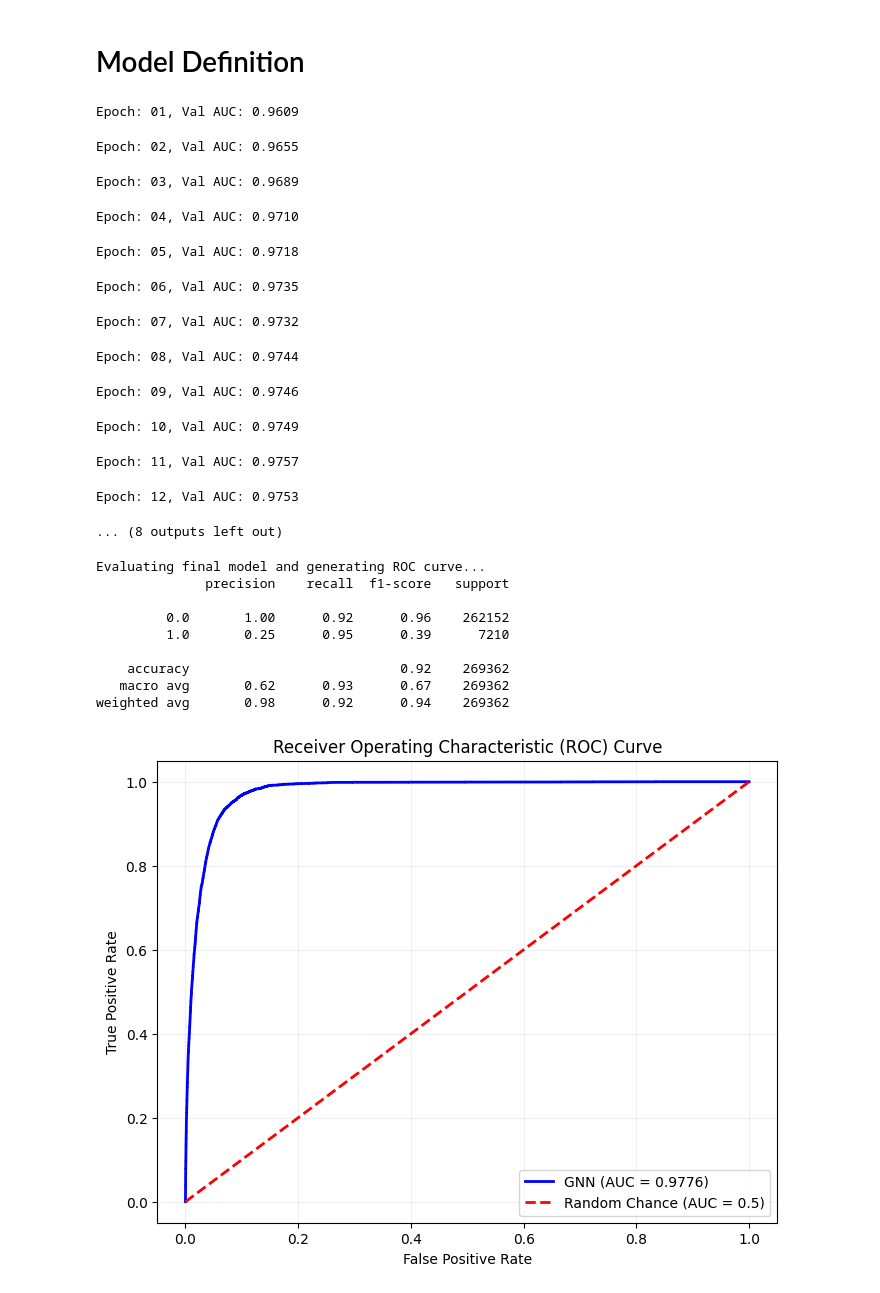
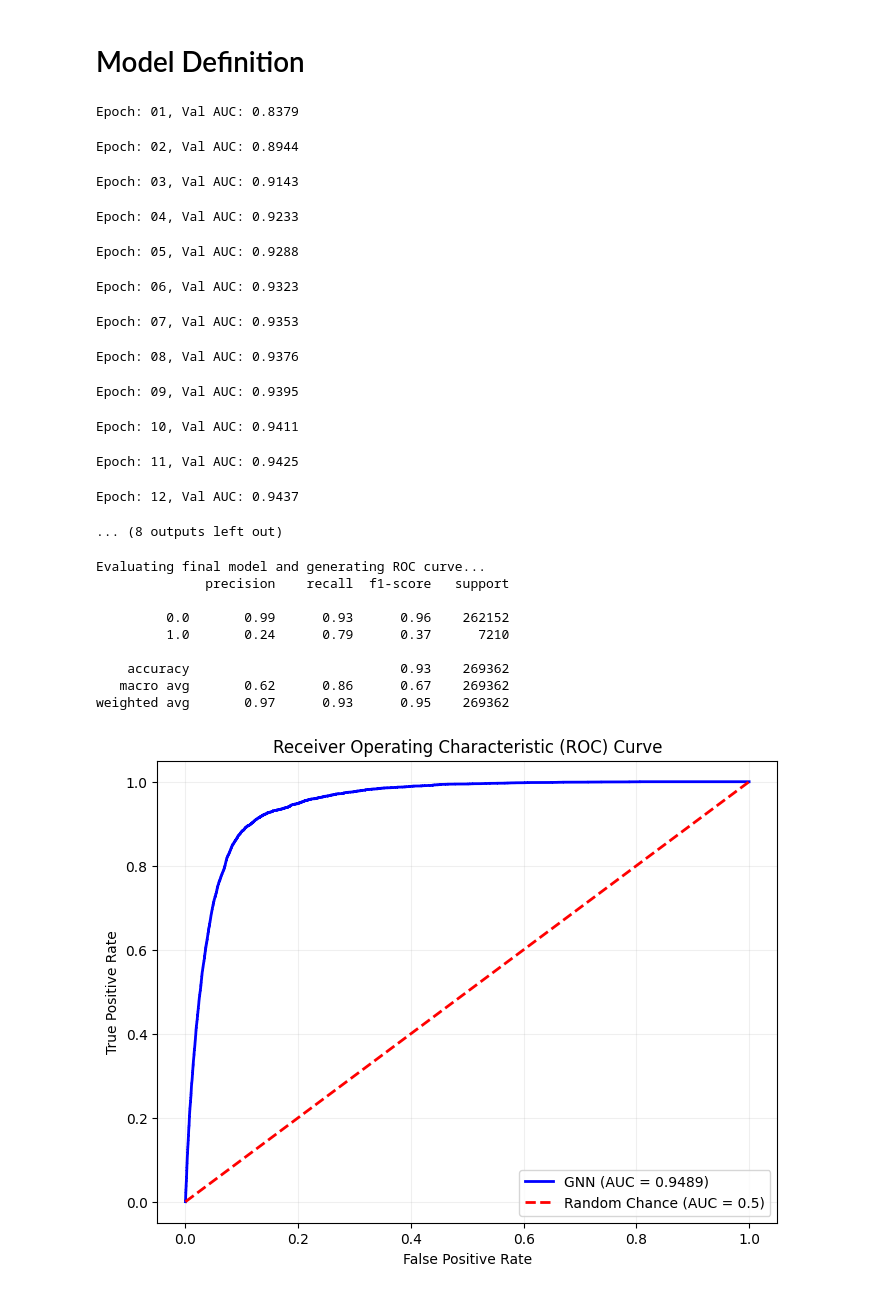
Before and after one commit to petrostriantafyllos/Retrosynthesis, a Jupyter notebook: retrosynthesis_achilleas.ipynb, the cells around one changed output. Cells and saved outputs as stored; diff of their text form; code cells hidden in the pictures.

```diff
--- a/retrosynthesis_achilleas.ipynb
+++ b/retrosynthesis_achilleas.ipynb
@@ -227,8 +231,8 @@ from tqdm import tqdm
 device = torch.device('cuda' if torch.cuda.is_available() else 'cpu')
 print(f"Using {device}.")
 
-dataset = [rxn_to_graph(rxn) for rxn in tqdm(cleaned_rxn_list)]
-# dataset = torch.load('rxn_graphs.pt')
+# dataset = [rxn_to_graph(rxn) for rxn in tqdm(cleaned_rxn_list)]
+dataset = torch.load('rxn_graphs.pt')
 
 train_size = int(0.8 * len(dataset))
 val_size = int(0.1 * len(dataset))
@@ -241,8 +245,5 @@ test_dataset = dataset[train_size + val_size :]
 train_loader = DataLoader(train_dataset, batch_size=32, shuffle=True)
 val_loader = DataLoader(val_dataset, batch_size=32, shuffle=False) # No need to shuffle for eval
 test_loader = DataLoader(test_dataset, batch_size=32, shuffle=False)
-
-
-# torch.save(dataset, 'rxn_graphs.pt')
 # %% [output]
 Using cuda.
@@ -251,9 +250,12 @@ torch.save(dataset, 'rxn_graphs.pt')
 # %% [markdown]
 # Model Definition
+# %%
+HIDDEN = 128
+HEADS = 8
 # %%
 from torch_geometric.nn import global_mean_pool
 class GraphTransformer(nn.Module):
-    def __init__(self, in_channels, edge_dim, hidden_channels, out_channels, heads=8):
+    def __init__(self, in_channels, edge_dim, hidden_channels, out_channels, heads=HEADS):
         super().__init__()
         out_channels_per_head = hidden_channels // heads
 
@@ -263,7 +265,7 @@ class GraphTransformer(nn.Module):
     def forward(self, x, edge_index, edge_attr):
         h = self.conv1(x, edge_index, edge_attr=edge_attr)
         h = F.leaky_relu(h)
-        h = F.dropout(h, p=0.2, training=self.training)
+        h = F.dropout(h, p=0.4, training=self.training)
         h = self.conv2(h, edge_index, edge_attr=edge_attr)
         return h
 
@@ -273,7 +275,7 @@ class LinkPredictor(nn.Module):
         self.mlp = nn.Sequential(
             nn.Linear(in_channels * 2, hidden_channels),
             nn.ReLU(),
-            nn.Dropout(p=0.2),
+            nn.Dropout(p=0.4),
             nn.Linear(hidden_channels, out_channels)
         )
 
@@ -304,17 +306,15 @@ class GNN_LinkPredictor(nn.Module):
         return self.predictor(node_embeddings_with_context, edge_label_index)
 # %%
 from sklearn.metrics import roc_auc_score
-from torch_geometric.utils import negative_sampling
-
 # Model instantiation
 node_feature_dim = dataset[0].num_node_features
 edge_feature_dim = dataset[0].num_edge_features
 
 
-model = GNN_LinkPredictor(node_feature_dim, edge_feature_dim, gnn_hidden=64, mlp_hidden=32).to(device)
+model = GNN_LinkPredictor(node_feature_dim, edge_feature_dim, gnn_hidden=HIDDEN, mlp_hidden=32).to(device)
 # model = torch.load('model2.pt', weights_only=False)
 
-optimizer = torch.optim.Adam(model.parameters(), lr=0.001)
+optimizer = torch.optim.Adam(model.parameters(), lr=1e-5)
 
 num_positives = 0
 num_negatives = 0
@@ -398,20 +398,20 @@ for epoch in range(1, 21):
    val_auc,_, _ = test(val_loader)
    print(f'Epoch: {epoch:02d}, Val AUC: {val_auc:.4f}')
 
-torch.save(model,'model2.pt')
+# torch.save(model,'model2.pt')
 # %% [output]
-Epoch: 01, Val AUC: 0.9609
+Epoch: 01, Val AUC: 0.8379
-Epoch: 02, Val AUC: 0.9655
+Epoch: 02, Val AUC: 0.8944
-Epoch: 03, Val AUC: 0.9689
+Epoch: 03, Val AUC: 0.9143
-Epoch: 04, Val AUC: 0.9710
+Epoch: 04, Val AUC: 0.9233
-Epoch: 05, Val AUC: 0.9718
+Epoch: 05, Val AUC: 0.9288
-Epoch: 06, Val AUC: 0.9735
+Epoch: 06, Val AUC: 0.9323
-Epoch: 07, Val AUC: 0.9732
+Epoch: 07, Val AUC: 0.9353
-Epoch: 08, Val AUC: 0.9744
+Epoch: 08, Val AUC: 0.9376
-Epoch: 09, Val AUC: 0.9746
+Epoch: 09, Val AUC: 0.9395
-Epoch: 10, Val AUC: 0.9749
+Epoch: 10, Val AUC: 0.9411
-Epoch: 11, Val AUC: 0.9757
+Epoch: 11, Val AUC: 0.9425
-Epoch: 12, Val AUC: 0.9753
+Epoch: 12, Val AUC: 0.9437
 ... (8 outputs left out)
 # %%
 import matplotlib.pyplot as plt
@@ -421,37 +421,37 @@ from sklearn.metrics import roc_curve, classification_report
 print("Evaluating final model and generating ROC curve...")
 
 # 1. Get the final AUC, labels, and predictions from your test set
 final_auc, true_labels, predictions = test(test_loader) # or use val_loader
 
-binary_preds = (predictions > 0.6).int()
+binary_preds = (predictions > 0.80).int()
 
 print(classification_report(true_labels,binary_preds))
 
 if true_labels is not None:
     # 2. Calculate the points for the ROC curve
     fpr, tpr, _ = roc_curve(true_labels, predictions)
 
     # 3. Plot the curve
     plt.figure(figsize=(8, 6))
     plt.plot(fpr, tpr, color='blue', lw=2, label=f'GNN (AUC = {final_auc:.4f})')
 
     # Plot the random chance line
     plt.plot([0, 1], [0, 1], color='red', lw=2, linestyle='--', label='Random Chance (AUC = 0.5)')
 
     plt.xlabel('False Positive Rate')
     plt.ylabel('True Positive Rate')
     plt.title('Receiver Operating Characteristic (ROC) Curve')
     plt.legend(loc='lower right')
     plt.grid(alpha=0.2)
     plt.show()
 # %% [output]
 Evaluating final model and generating ROC curve...
               precision    recall  f1-score   support
 
-         0.0       1.00      0.92      0.96    262152
-         1.0       0.25      0.95      0.39      7210
+         0.0       0.99      0.93      0.96    262152
+         1.0       0.24      0.79      0.37      7210
 
-    accuracy                           0.92    269362
-   macro avg       0.62      0.93      0.67    269362
-weighted avg       0.98      0.92      0.94    269362
+    accuracy                           0.93    269362
+   macro avg       0.62      0.86      0.67    269362
+weighted avg       0.97      0.93      0.95    269362
-[figure, old version]
+[figure, new version]
```
Also changed, not shown: parts of 6 cells of this notebook, 6 other files.
